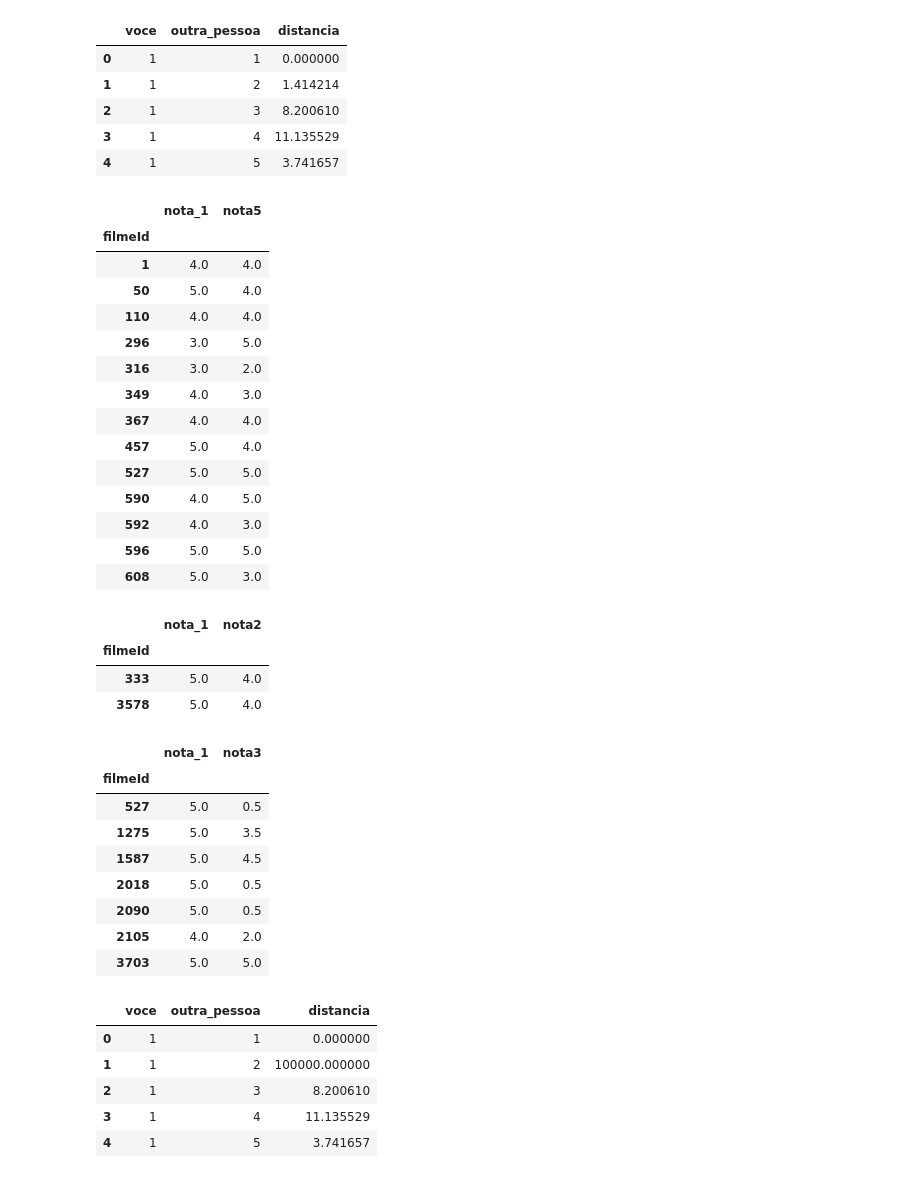
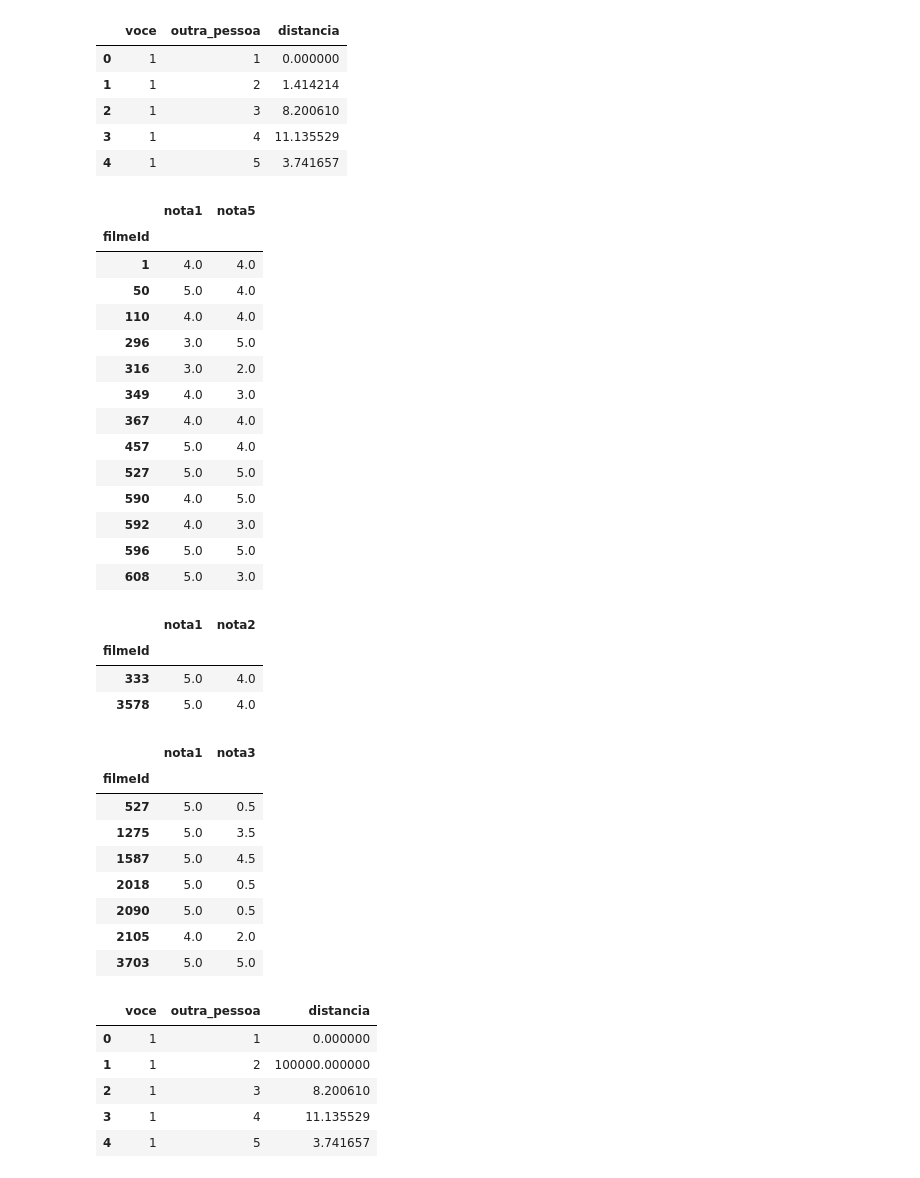
Before and after one commit to lucaverdade/Recomenda-Filmes, a Jupyter notebook: recomenda.filmes.ipynb, the cells around one changed output. Drawn from its saved outputs; the diff is of its cells as text; code cells hidden in the pictures.

```diff
--- a/recomenda.filmes.ipynb
+++ b/recomenda.filmes.ipynb
@@ -306,9 +307,9 @@ distancia_de_todos(1).head()
 | 3 | 1 | 4 | 11.135529 |
 | 4 | 1 | 5 | 3.741657 |
 # %%
-notas_do_usuario(1).join(notas_do_usuario(5), lsuffix="_1", rsuffix="5").dropna()
+notas_do_usuario(1).join(notas_do_usuario(5), lsuffix="1", rsuffix="5").dropna()
 # %% [output]
-|  | nota_1 | nota5 |
+|  | nota1 | nota5 |
 | filmeId |  |  |
 | 1 | 4.0 | 4.0 |
 | 50 | 5.0 | 4.0 |
@@ -324,16 +325,16 @@ notas_do_usuario(1).join(notas_do_usuario(5), lsuffix="_1", rsuffix="5").dropna(
 | 596 | 5.0 | 5.0 |
 | 608 | 5.0 | 3.0 |
 # %%
-notas_do_usuario(1).join(notas_do_usuario(2), lsuffix="_1", rsuffix="2").dropna()
+notas_do_usuario(1).join(notas_do_usuario(2), lsuffix="1", rsuffix="2").dropna()
 # %% [output]
-|  | nota_1 | nota2 |
+|  | nota1 | nota2 |
 | filmeId |  |  |
 | 333 | 5.0 | 4.0 |
 | 3578 | 5.0 | 4.0 |
 # %%
-notas_do_usuario(1).join(notas_do_usuario(3), lsuffix="_1", rsuffix="3").dropna()
+notas_do_usuario(1).join(notas_do_usuario(3), lsuffix="1", rsuffix="3").dropna()
 # %% [output]
-|  | nota_1 | nota3 |
+|  | nota1 | nota3 |
 | filmeId |  |  |
 | 527 | 5.0 | 0.5 |
 | 1275 | 5.0 | 3.5 |
```
Also changed, not shown: parts of 12 cells of this notebook, 1 other file.
